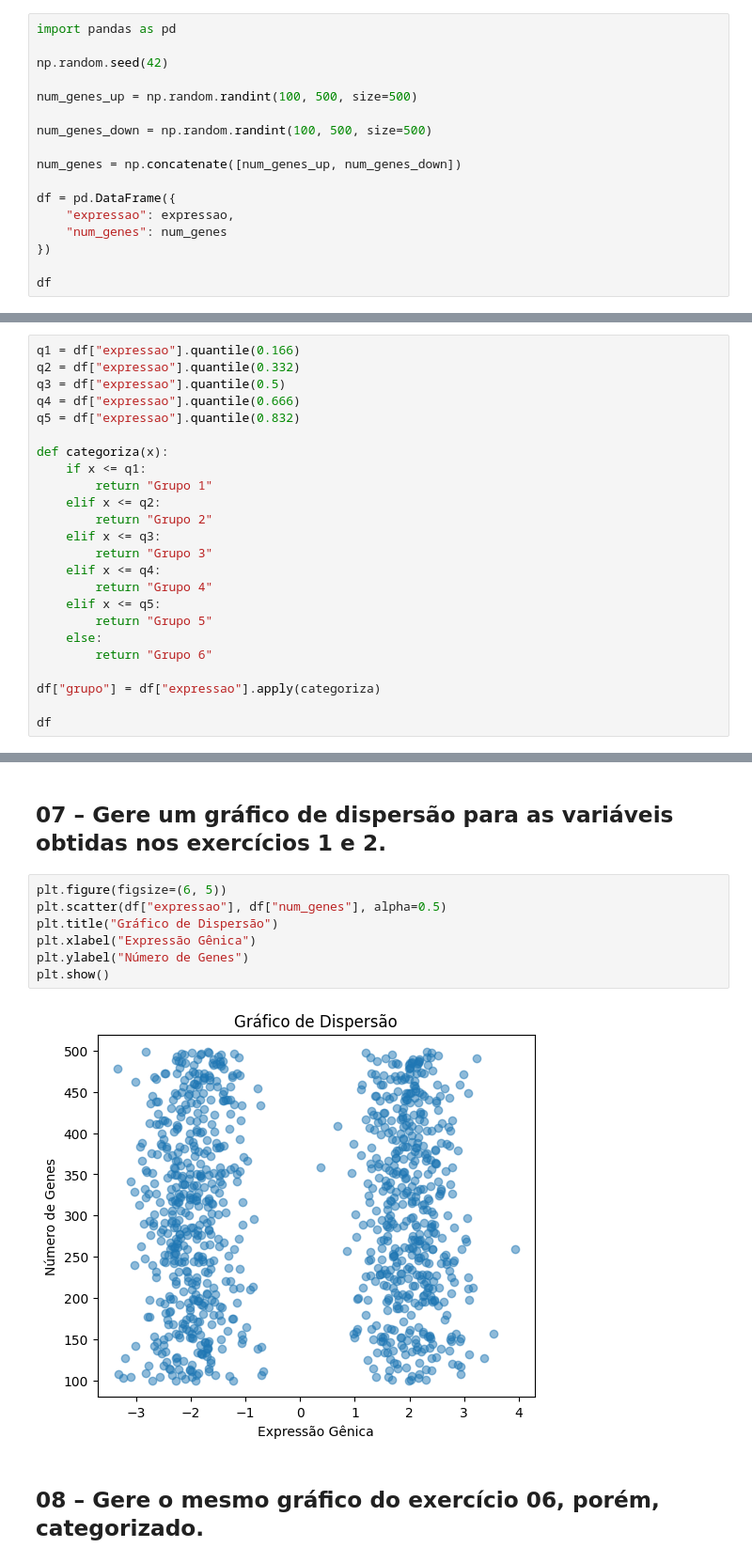
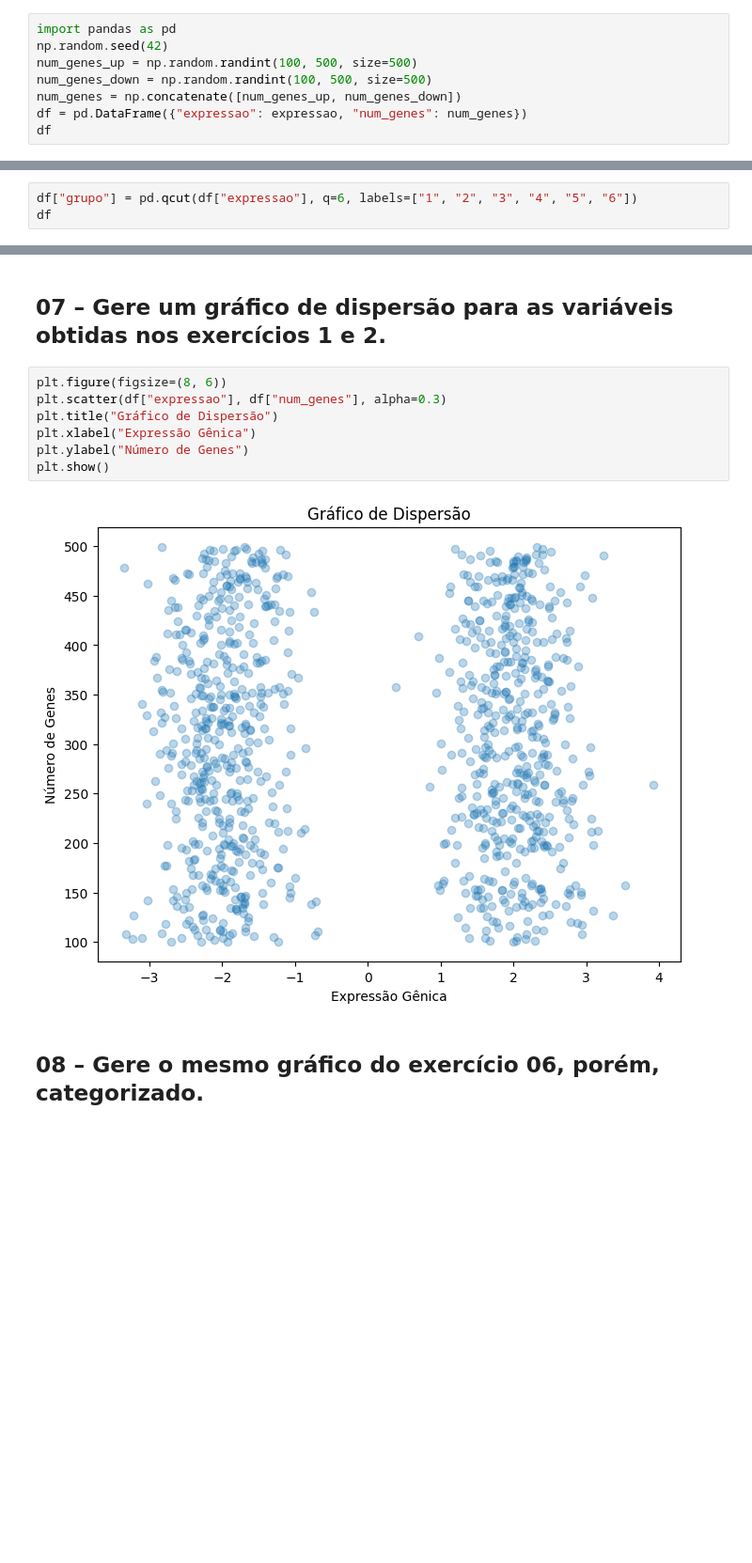
Before and after one commit to tveigaferreira-hue/python-disciplina, a Jupyter notebook: Exercícios/14-Variáveis_Quantitativas_2026-03-31.ipynb, the cells around one changed output, grey strips where cells are left out. Shown at 94% size. Drawn from its saved outputs; the diff is of its cells as text; blank space fills up the shorter version.

```diff
--- a/Exercícios/14-Variáveis_Quantitativas_2026-03-31.ipynb
+++ b/Exercícios/14-Variáveis_Quantitativas_2026-03-31.ipynb
@@ -38,20 +33,11 @@ array([ 2.24835708,  1.93086785,  2.32384427,  2.76151493,  1.88292331,
 Instancie um objeto da classe DataFrame, com os dados gerados nos dois exercícios.
 # %%
 import pandas as pd
-
 np.random.seed(42)
-
 num_genes_up = np.random.randint(100, 500, size=500)
-
 num_genes_down = np.random.randint(100, 500, size=500)
-
 num_genes = np.concatenate([num_genes_up, num_genes_down])
-
-df = pd.DataFrame({
-    "expressao": expressao,
-    "num_genes": num_genes
-})
-
+df = pd.DataFrame({"expressao": expressao, "num_genes": num_genes})
 df
 # %% [output]
 |  | expressao | num_genes |
@@ -82,24 +57,0 @@ Critérios baseados nos percentis da distribuição.
-# %%
-q1 = df["expressao"].quantile(0.166)
-q2 = df["expressao"].quantile(0.332)
-q3 = df["expressao"].quantile(0.5)
-q4 = df["expressao"].quantile(0.666)
-q5 = df["expressao"].quantile(0.832)
-
-def categoriza(x):
-    if x <= q1:
-        return "Grupo 1"
-    elif x <= q2:
-        return "Grupo 2"
-    elif x <= q3:
-        return "Grupo 3"
-    elif x <= q4:
-        return "Grupo 4"
-    elif x <= q5:
-        return "Grupo 5"
-    else:
-        return "Grupo 6"
-
-df["grupo"] = df["expressao"].apply(categoriza)
-
-df
@@ -119,0 +66,3 @@ df
+# %%
+df["grupo"] = pd.qcut(df["expressao"], q=6, labels=["1", "2", "3", "4", "5", "6"])
+df
@@ -236,14 +192,14 @@ plt.show()
 # %% [markdown]
 ## 07 – Gere um gráfico de dispersão para as variáveis obtidas nos exercícios 1 e 2.
 # %%
-plt.figure(figsize=(6, 5))
-plt.scatter(df["expressao"], df["num_genes"], alpha=0.5)
+plt.figure(figsize=(8, 6))
+plt.scatter(df["expressao"], df["num_genes"], alpha=0.3)
 plt.title("Gráfico de Dispersão")
 plt.xlabel("Expressão Gênica")
 plt.ylabel("Número de Genes")
 plt.show()
 # %% [output]
-[figure, old version]
+[figure, new version]
 # %% [markdown]
 ## 08 – Gere o mesmo gráfico do exercício 06, porém, categorizado.
 # %%
```
Also changed, not shown: parts of 13 cells of this notebook.
